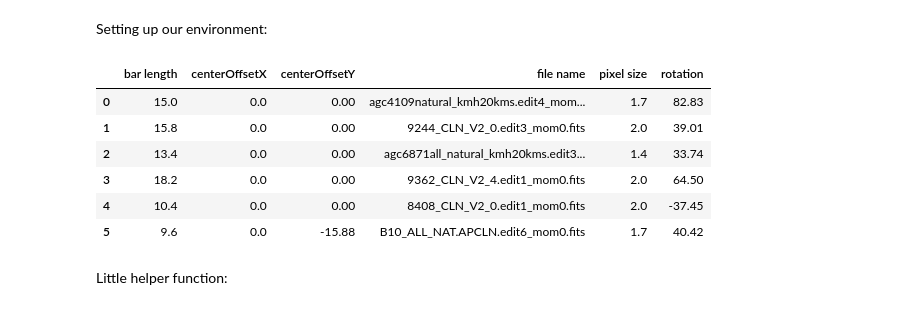
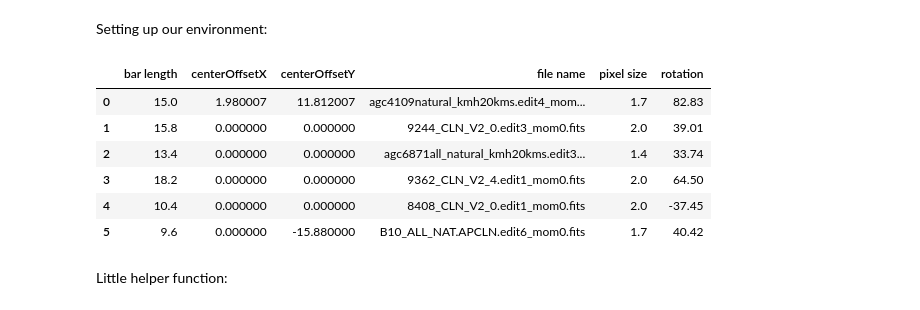
Before and after one commit to tingard/HI-plots-for-Lucy, a Jupyter notebook: main.ipynb, the cells around one changed output. Cells and saved outputs as stored; diff of their text form; code cells hidden in the pictures.

```diff
--- a/main.ipynb
+++ b/main.ipynb
@@ -32,28 +33,28 @@ from scipy.ndimage import interpolation as ipt
 # %%
 df = pd.DataFrame.from_dict({
     'file name': [
         'agc4109natural_kmh20kms.edit4_mom0.fits',
         '9244_CLN_V2_0.edit3_mom0.fits',
         'agc6871all_natural_kmh20kms.edit3_mom0.fits',
         '9362_CLN_V2_4.edit1_mom0.fits',
         '8408_CLN_V2_0.edit1_mom0.fits',
         'B10_ALL_NAT.APCLN.edit6_mom0.fits',
     ],
     'rotation': [82.83, 39.01, 33.74, 64.5, -37.45, 40.42],
     'pixel size': [1.7, 2, 1.4, 2, 2, 1.7],
     'bar length': [15.0, 15.8, 13.4, 18.2, 10.4, 9.6],
-    'centerOffsetX': [0, 0, 0, 0, 0, 0.],
-    'centerOffsetY': [0, 0, 0, 0, 0, -15.88],
+    'centerOffsetX': [1.9800072, 0, 0, 0, 0, 0.],
+    'centerOffsetY': [11.81200716, 0, 0, 0, 0, -15.88],
 })
 df
 # %% [output]
 |  | bar length | centerOffsetX | centerOffsetY | file name | pixel size | rotation |
-| 0 | 15.0 | 0.0 | 0.00 | agc4109natural_kmh20kms.edit4_mom... | 1.7 | 82.83 |
-| 1 | 15.8 | 0.0 | 0.00 | 9244_CLN_V2_0.edit3_mom0.fits | 2.0 | 39.01 |
-| 2 | 13.4 | 0.0 | 0.00 | agc6871all_natural_kmh20kms.edit3... | 1.4 | 33.74 |
-| 3 | 18.2 | 0.0 | 0.00 | 9362_CLN_V2_4.edit1_mom0.fits | 2.0 | 64.50 |
-| 4 | 10.4 | 0.0 | 0.00 | 8408_CLN_V2_0.edit1_mom0.fits | 2.0 | -37.45 |
-| 5 | 9.6 | 0.0 | -15.88 | B10_ALL_NAT.APCLN.edit6_mom0.fits | 1.7 | 40.42 |
+| 0 | 15.0 | 1.980007 | 11.812007 | agc4109natural_kmh20kms.edit4_mom... | 1.7 | 82.83 |
+| 1 | 15.8 | 0.000000 | 0.000000 | 9244_CLN_V2_0.edit3_mom0.fits | 2.0 | 39.01 |
+| 2 | 13.4 | 0.000000 | 0.000000 | agc6871all_natural_kmh20kms.edit3... | 1.4 | 33.74 |
+| 3 | 18.2 | 0.000000 | 0.000000 | 9362_CLN_V2_4.edit1_mom0.fits | 2.0 | 64.50 |
+| 4 | 10.4 | 0.000000 | 0.000000 | 8408_CLN_V2_0.edit1_mom0.fits | 2.0 | -37.45 |
+| 5 | 9.6 | 0.000000 | -15.880000 | B10_ALL_NAT.APCLN.edit6_mom0.fits | 1.7 | 40.42 |
 # %% [markdown]
 Little helper function:
 # %%
```
Also changed, not shown: parts of 5 cells of this notebook, 4 other files.
